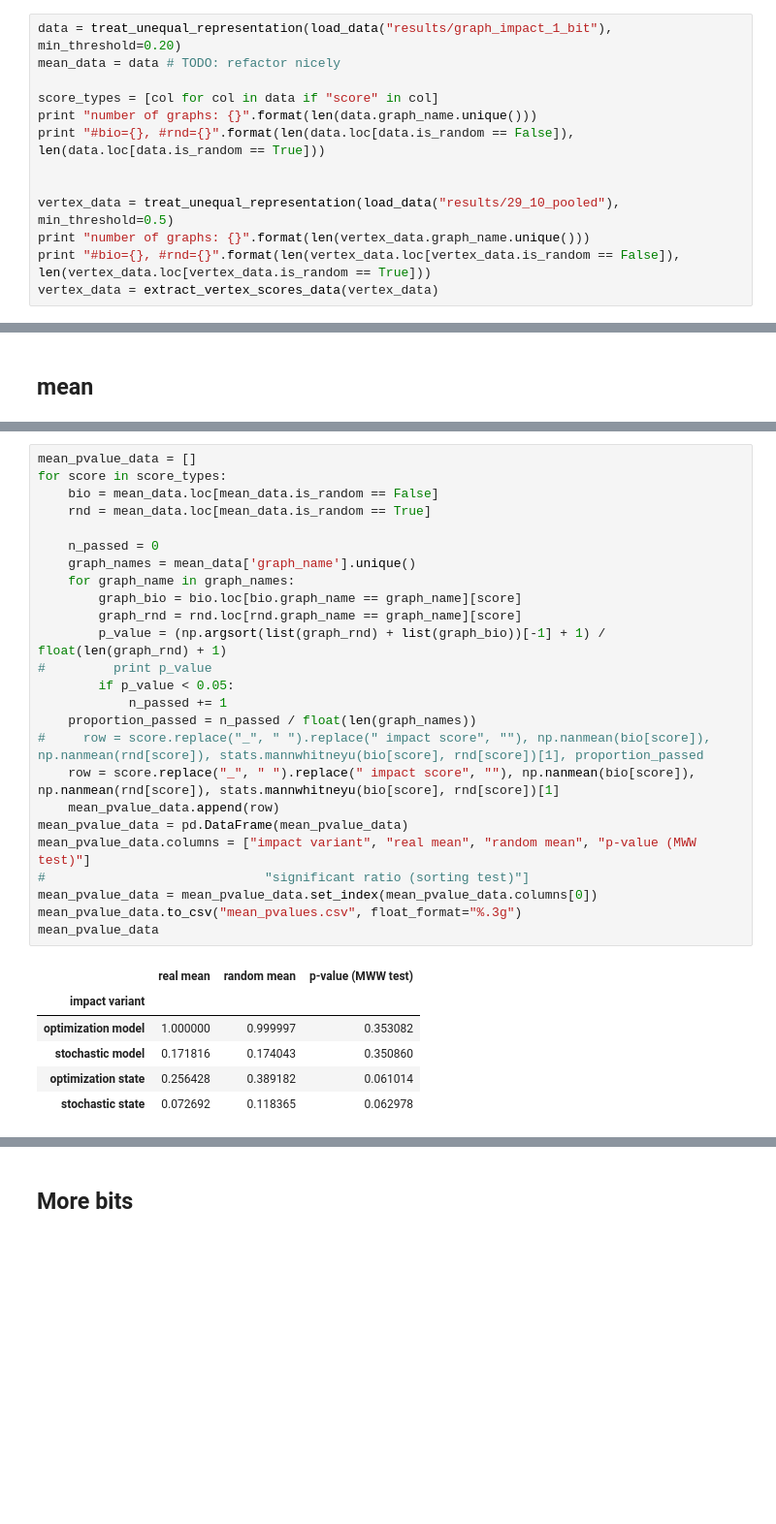
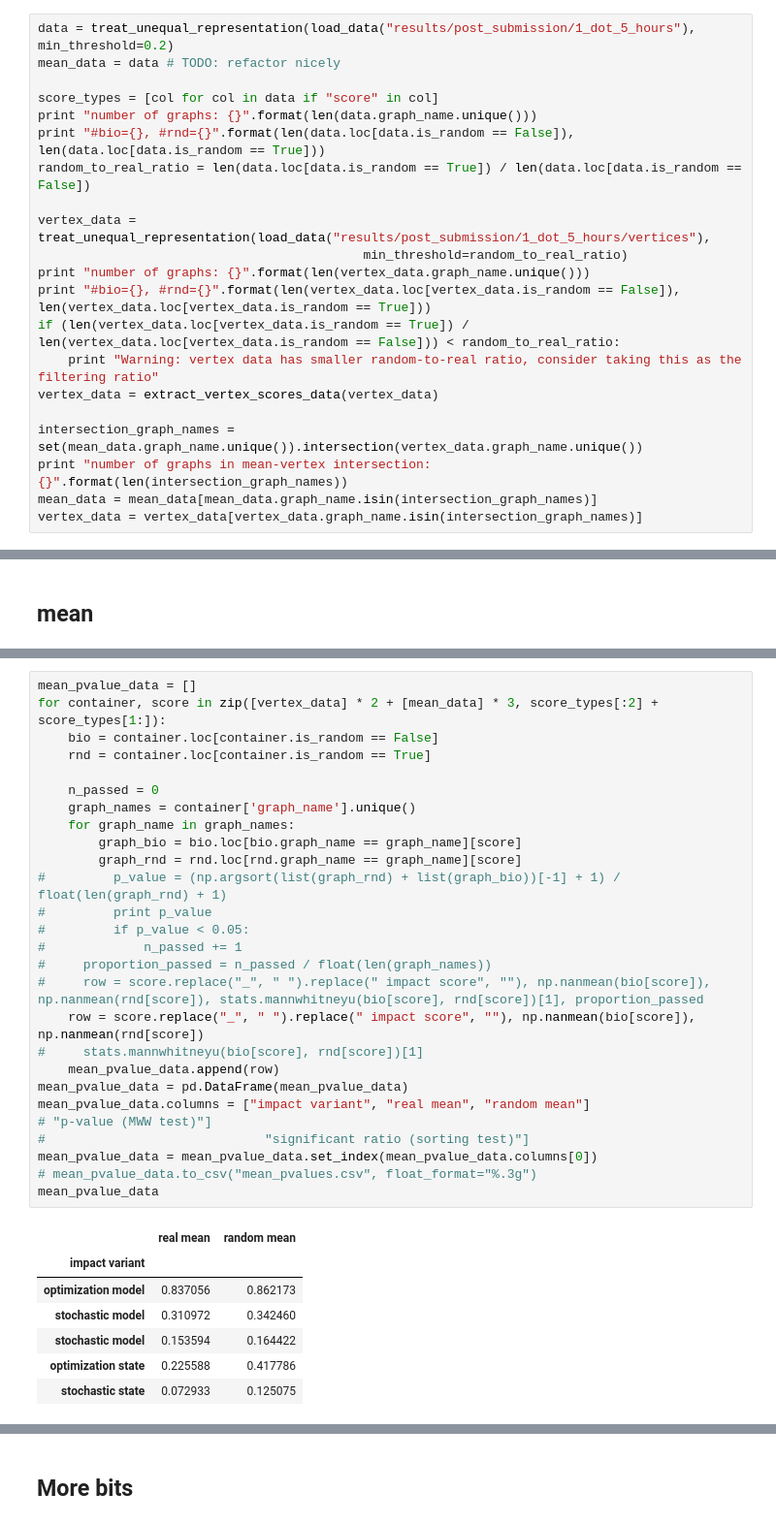
Before and after one commit to arielbro/TimeSeriesNetworkInference, a Jupyter notebook: graph_impact_result_analysis.ipynb, the cells around one changed output, grey strips where cells are left out. Shown at 97% size. Cells and saved outputs as stored; diff of their text form; blank space fills up the shorter version.

```diff
--- a/graph_impact_result_analysis.ipynb
+++ b/graph_impact_result_analysis.ipynb
@@ -76,16 +84,24 @@ def extract_vertex_scores_data(list_data):
                                        "stochastic_model_impact_scores": "stochastic_model_impact_score"})
     return res_data
 # %%
-data = treat_unequal_representation(load_data("results/graph_impact_1_bit"), min_threshold=0.20)
+data = treat_unequal_representation(load_data("results/post_submission/1_dot_5_hours"), min_threshold=0.2)
 mean_data = data # TODO: refactor nicely
 
 score_types = [col for col in data if "score" in col]
 print "number of graphs: {}".format(len(data.graph_name.unique()))
 print "#bio={}, #rnd={}".format(len(data.loc[data.is_random == False]), len(data.loc[data.is_random == True]))
+random_to_real_ratio = len(data.loc[data.is_random == True]) / len(data.loc[data.is_random == False])
 
-
-vertex_data = treat_unequal_representation(load_data("results/29_10_pooled"), min_threshold=0.5)
+vertex_data = treat_unequal_representation(load_data("results/post_submission/1_dot_5_hours/vertices"),
+                                           min_threshold=random_to_real_ratio)
 print "number of graphs: {}".format(len(vertex_data.graph_name.unique()))
 print "#bio={}, #rnd={}".format(len(vertex_data.loc[vertex_data.is_random == False]), len(vertex_data.loc[vertex_data.is_random == True]))
+if (len(vertex_data.loc[vertex_data.is_random == True]) / len(vertex_data.loc[vertex_data.is_random == False])) < random_to_real_ratio:
+    print "Warning: vertex data has smaller random-to-real ratio, consider taking this as the filtering ratio"
 vertex_data = extract_vertex_scores_data(vertex_data)
+
+intersection_graph_names = set(mean_data.graph_name.unique()).intersection(vertex_data.graph_name.unique())
+print "number of graphs in mean-vertex intersection: {}".format(len(intersection_graph_names))
+mean_data = mean_data[mean_data.graph_name.isin(intersection_graph_names)]
+vertex_data = vertex_data[vertex_data.graph_name.isin(intersection_graph_names)]
 # %% [output]
@@ -171,35 +188,38 @@ plt.show()
 # %%
 mean_pvalue_data = []
-for score in score_types:
-    bio = mean_data.loc[mean_data.is_random == False]
-    rnd = mean_data.loc[mean_data.is_random == True]
+for container, score in zip([vertex_data] * 2 + [mean_data] * 3, score_types[:2] + score_types[1:]):
+    bio = container.loc[container.is_random == False]
+    rnd = container.loc[container.is_random == True]
 
     n_passed = 0
-    graph_names = mean_data['graph_name'].unique()
+    graph_names = container['graph_name'].unique()
     for graph_name in graph_names:
         graph_bio = bio.loc[bio.graph_name == graph_name][score]
         graph_rnd = rnd.loc[rnd.graph_name == graph_name][score]
-        p_value = (np.argsort(list(graph_rnd) + list(graph_bio))[-1] + 1) / float(len(graph_rnd) + 1)
+#         p_value = (np.argsort(list(graph_rnd) + list(graph_bio))[-1] + 1) / float(len(graph_rnd) + 1)
 #         print p_value
-        if p_value < 0.05:
-            n_passed += 1
-    proportion_passed = n_passed / float(len(graph_names))
+#         if p_value < 0.05:
+#             n_passed += 1
+#     proportion_passed = n_passed / float(len(graph_names))
 #     row = score.replace("_", " ").replace(" impact score", ""), np.nanmean(bio[score]), np.nanmean(rnd[score]), stats.mannwhitneyu(bio[score], rnd[score])[1], proportion_passed
-    row = score.replace("_", " ").replace(" impact score", ""), np.nanmean(bio[score]), np.nanmean(rnd[score]), stats.mannwhitneyu(bio[score], rnd[score])[1]
+    row = score.replace("_", " ").replace(" impact score", ""), np.nanmean(bio[score]), np.nanmean(rnd[score])
+#     stats.mannwhitneyu(bio[score], rnd[score])[1]
     mean_pvalue_data.append(row)
 mean_pvalue_data = pd.DataFrame(mean_pvalue_data)
-mean_pvalue_data.columns = ["impact variant", "real mean", "random mean", "p-value (MWW test)"]
+mean_pvalue_data.columns = ["impact variant", "real mean", "random mean"]
+# "p-value (MWW test)"]
 #                             "significant ratio (sorting test)"]
 mean_pvalue_data = mean_pvalue_data.set_index(mean_pvalue_data.columns[0])
-mean_pvalue_data.to_csv("mean_pvalues.csv", float_format="%.3g")
+# mean_pvalue_data.to_csv("mean_pvalues.csv", float_format="%.3g")
 mean_pvalue_data
 # %% [output]
-|  | real mean | random mean | p-value (MWW test) |
-| impact variant |  |  |  |
-| optimization model | 1.000000 | 0.999997 | 0.353082 |
-| stochastic model | 0.171816 | 0.174043 | 0.350860 |
-| optimization state | 0.256428 | 0.389182 | 0.061014 |
-| stochastic state | 0.072692 | 0.118365 | 0.062978 |
+|  | real mean | random mean |
+| impact variant |  |  |
+| optimization model | 0.837056 | 0.862173 |
+| stochastic model | 0.310972 | 0.342460 |
+| stochastic model | 0.153594 | 0.164422 |
+| optimization state | 0.225588 | 0.417786 |
+| stochastic state | 0.072933 | 0.125075 |
 # %%
 mean_pvalue_data = []
 for score in score_types:
```
Also changed, not shown: parts of 16 cells of this notebook, 1 other file.
